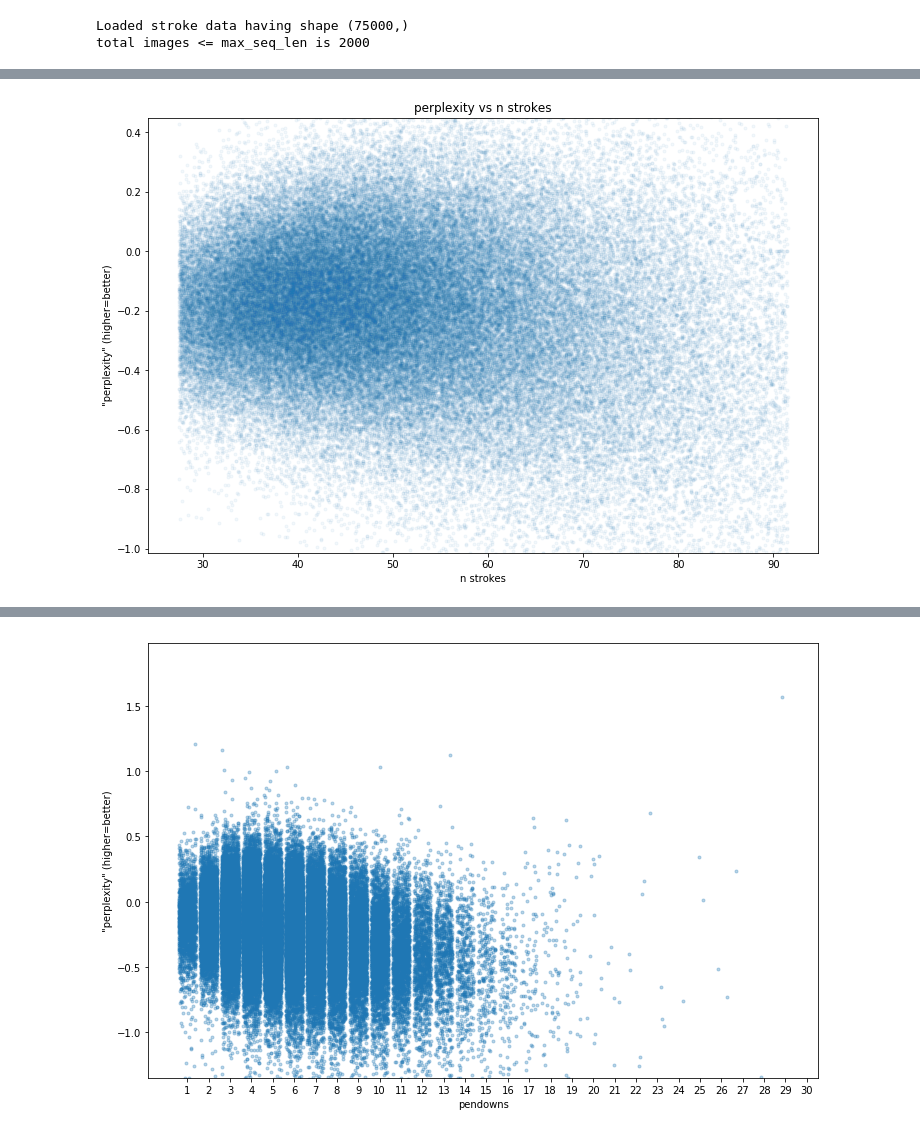
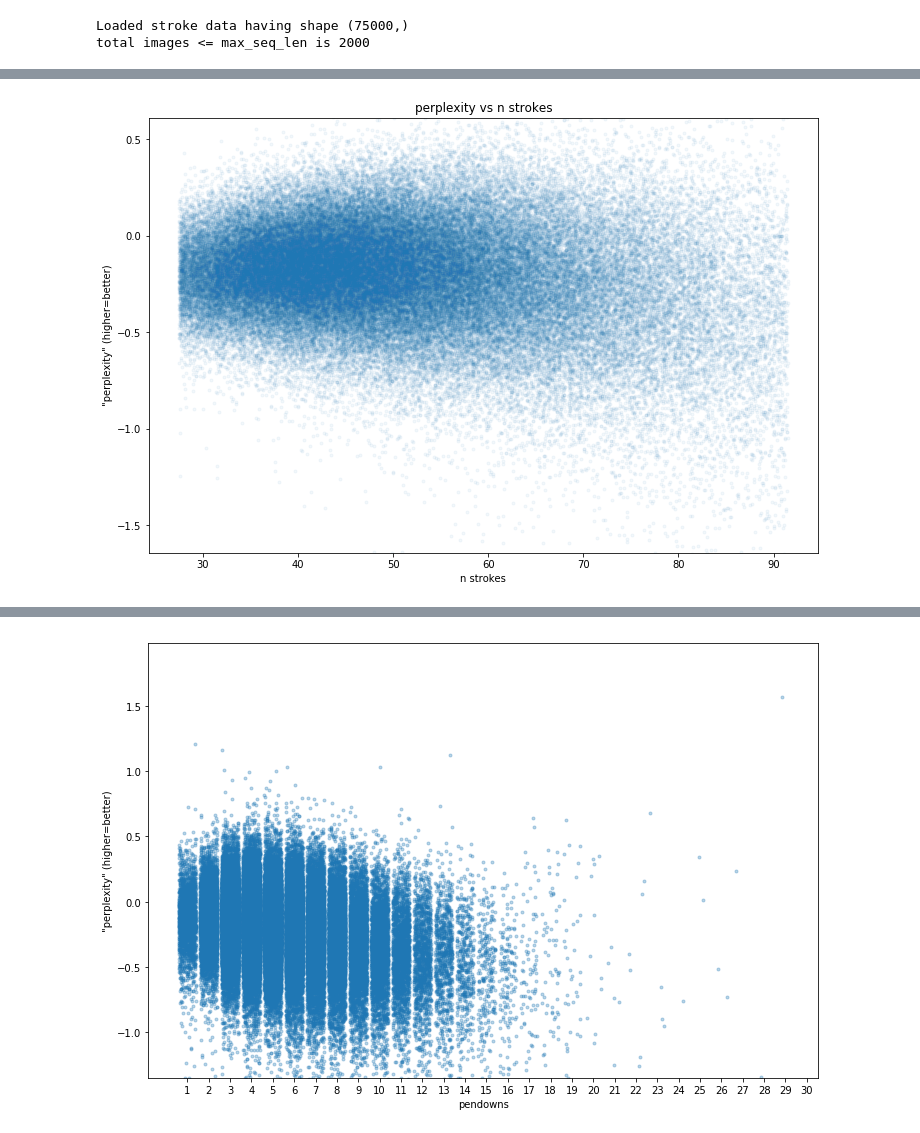
Before and after one commit to colinmorris/sketch-rnn-experiments, a Jupyter notebook: owl_anomalies.ipynb, the cells around one changed output, grey strips where cells are left out. Saved outputs shown, nothing was run; the diff lists cells and outputs as text; code cells hidden in the pictures.

```diff
--- a/owl_anomalies.ipynb
+++ b/owl_anomalies.ipynb
@@ -268,3 +274,9 @@ else:
 # %% [output]
 CPU times: user 0 ns, sys: 0 ns, total: 0 ns
 Wall time: 229 µs
+# %%
+%%time
+crazy = 1
+if crazy:
+    ppx_normalized = get_perplexities(dataset, model, normalize=True)
+    df['ppxnorm'] = ppx_normalized
@@ -283,3 +313,13 @@ if nnull:
     ppx = df['ppx']
 # %% [output]
 WARNING: 'dropping' 54 rows with null ppx
+# %%
+crazy = 1
+if crazy:
+    nnull = ppxnorm.isnull().sum()
+    if nnull:
+        print "Dropping {} null ppxnorm values".format(nnull)
+        nullrows = df[ppxnorm.isnull()]
+        inull = ppxnorm.isnull()
+        df.loc[inull, 'ppxnorm'] = 0
+        ppxnorm = df['ppxnorm']
@@ -469,20 +495,20 @@ for (cat, indices) in badcats.items():
 # %%
 %matplotlib inline
 FS = (12, 8)
 fig, ax = plt.subplots(figsize=FS)
 xnoise = (np.random.rand(len(df)) - .5)
 ax.plot(df['len'] + xnoise,
         df['ppx'],
         '.',
         alpha=.05
        )
 ax.set_yscale('linear')
 ax.set_ylim(
-    bottom=df['ppx'].quantile(.01),
-    top=df['ppx'].quantile(.995)
+    bottom=df['ppx'].quantile(.001),
+    top=df['ppx'].quantile(.999)
 )
 ax.set_ylabel('"perplexity" (higher=better)')
 ax.set_title('perplexity vs n strokes')
 ax.set_xlabel('n strokes');
 # %% [output]
-[figure, old version]
+[figure, new version]
```
Also changed, not shown: parts of 10 cells of this notebook, 2 other files.
